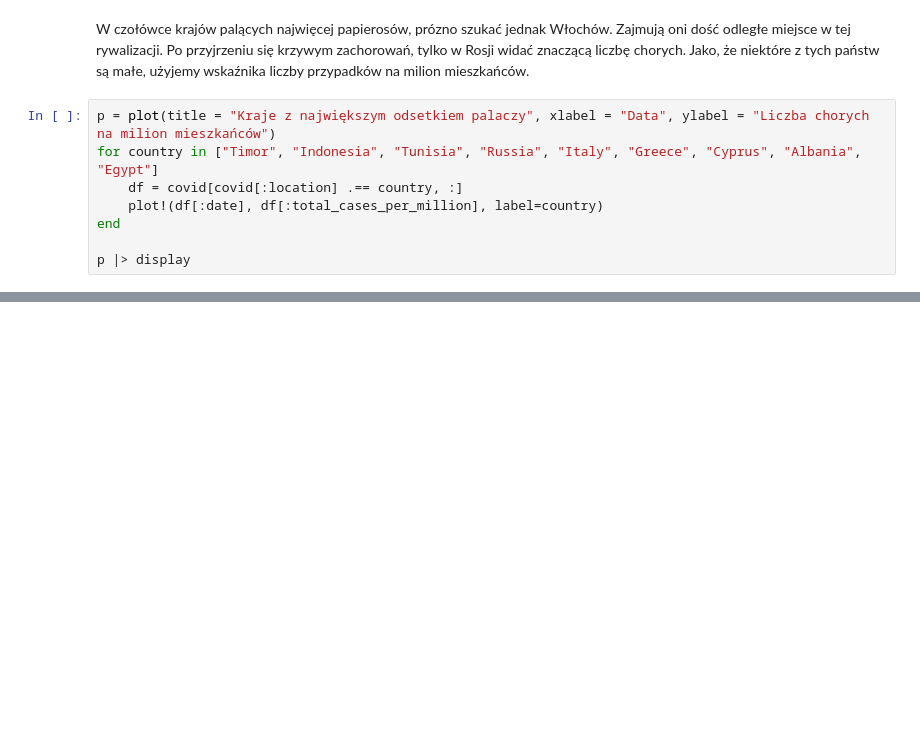
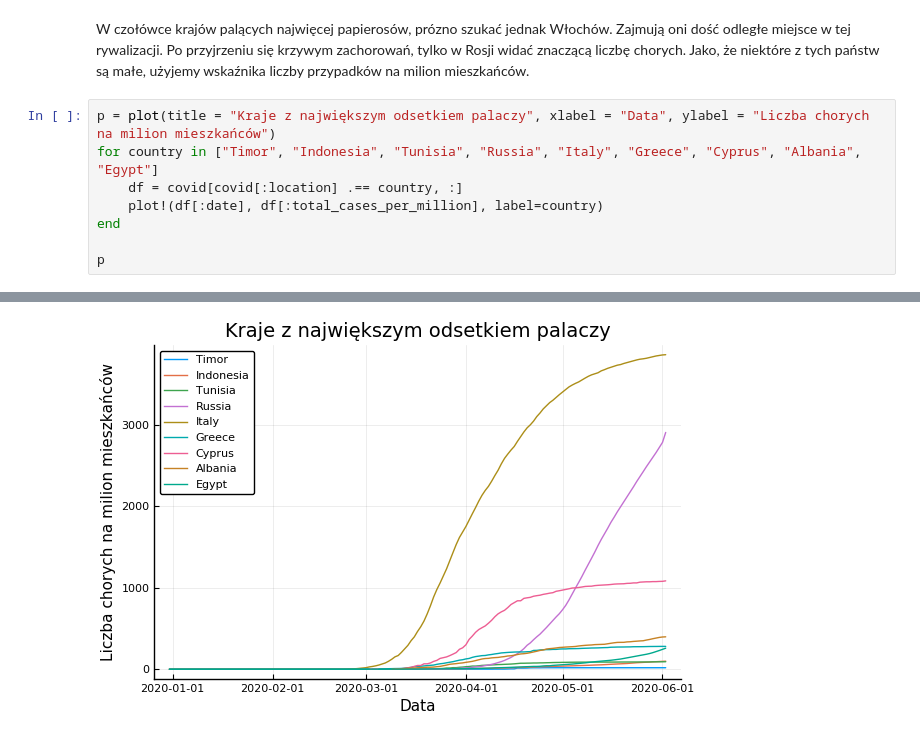
Before and after one commit to wstryc/Wizualizacja-COVID-19, a Jupyter notebook: projekt.ipynb, the cells around one changed output, grey strips where cells are left out. Drawn from its saved outputs; the diff is of its cells as text; blank space fills up the shorter version.

```diff
--- a/projekt.ipynb
+++ b/projekt.ipynb
@@ -233,5 +234,5 @@ for country in ["Timor", "Indonesia", "Tunisia", "Russia", "Italy", "Greece", "C
     plot!(df[:date], df[:total_cases_per_million], label=country)
 end
 
-p |> display
+p
 # %% [output]
@@ -238,0 +239 @@ p |> display
+[figure, added]
```
Also changed, not shown: parts of 15 cells of this notebook.
